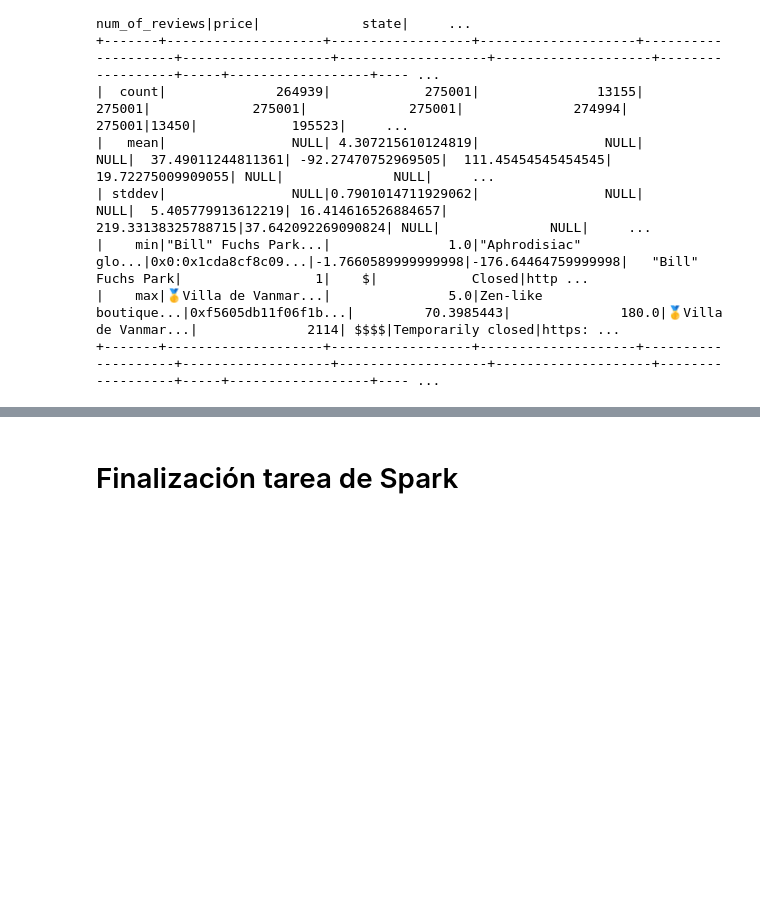
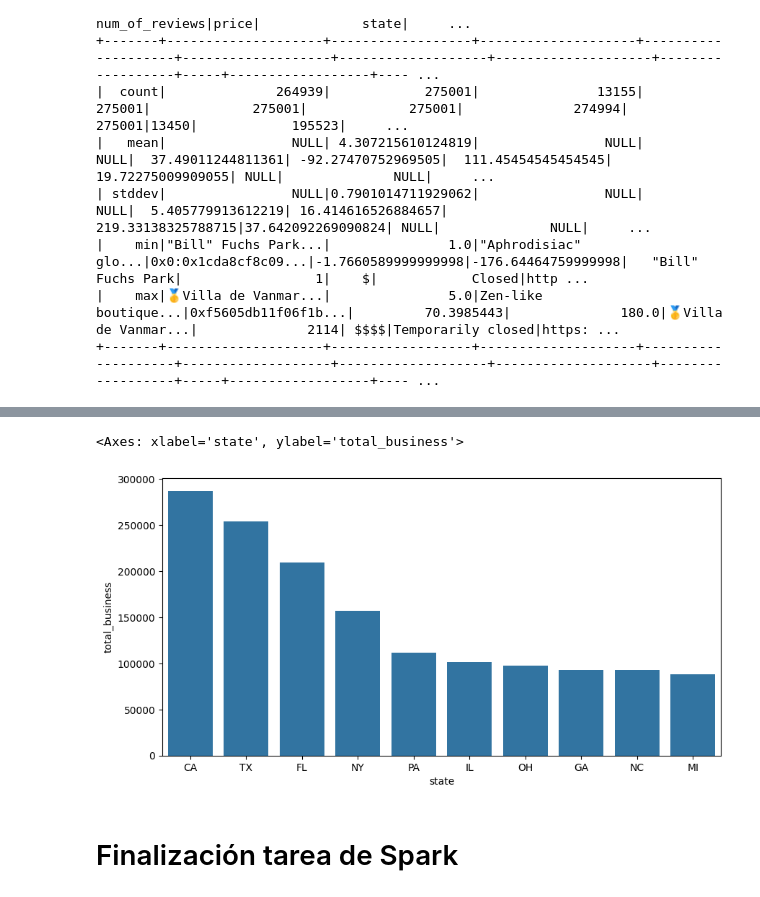
Before and after one commit to SDCaFlo/datapt11_pf_grupo02, a Jupyter notebook: ETL-google.ipynb, the cells around one changed output, grey strips where cells are left out. Saved outputs shown, nothing was run; the diff lists cells and outputs as text; code cells hidden in the pictures; blank space fills up the shorter version.

```diff
--- a/ETL-google.ipynb
+++ b/ETL-google.ipynb
@@ -575,3 +597,10 @@ Py4JJavaError: An error occurred while calling o631.json.
+# %%
+plt.figure(figsize=(10,5))
+sns.barplot(data= filtered_state_resume.sort_values(by="total_business", ascending=False).head(10), y="total_business", x= "state")
+#Nuevamente se repiten los mismos estados: Texas, California, Florida y New York.
+# %% [output]
+<Axes: xlabel='state', ylabel='total_business'>
+[figure, added]
 # %% [markdown]
 # Finalización tarea de Spark
 # %%
```
Also changed, not shown: parts of 96 cells of this notebook.
